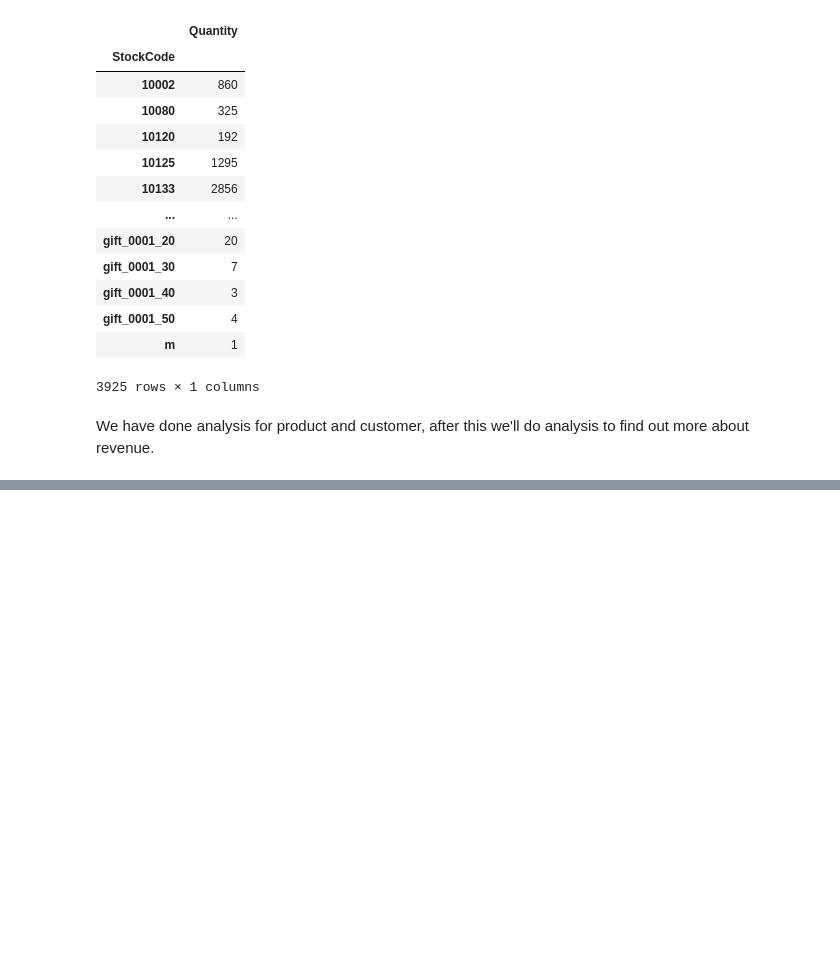
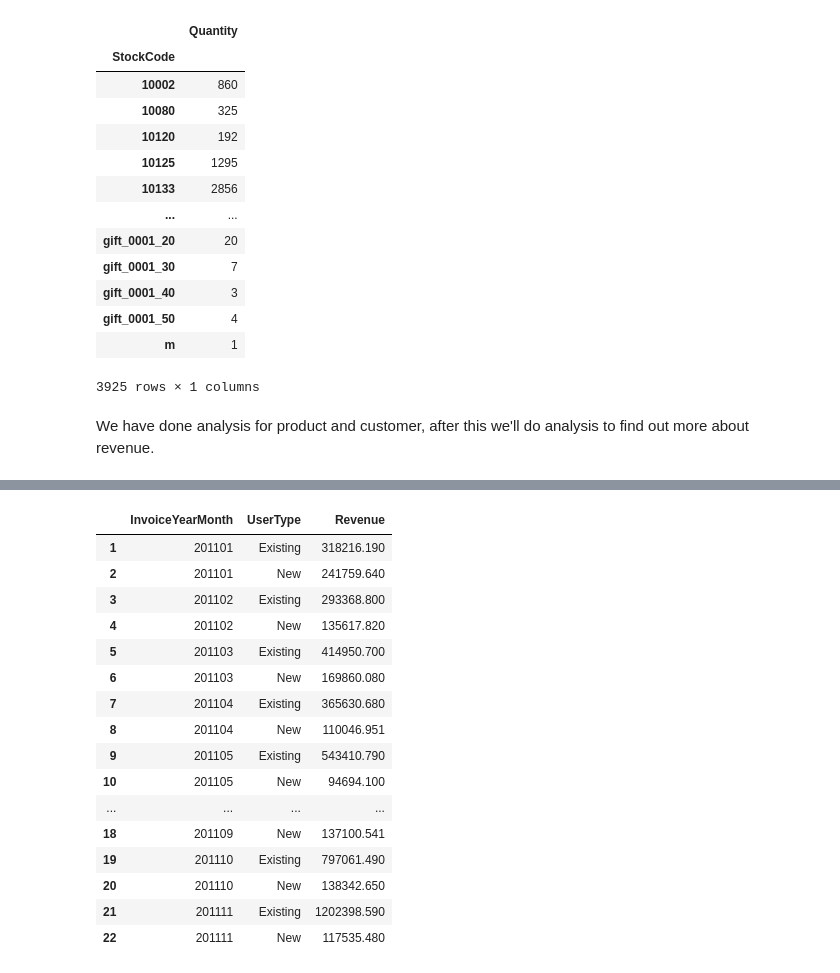
Before and after one commit to rajputankur56/EDA_Project_onlineRetail, a Jupyter notebook: EDA.ipynb, the cells around one changed output, grey strips where cells are left out. Saved outputs shown, nothing was run; the diff lists cells and outputs as text; code cells hidden in the pictures; blank space fills up the shorter version.

```diff
--- a/EDA.ipynb
+++ b/EDA.ipynb
@@ -193,0 +245,3 @@ def query_plot(x, y, cat, title):
+# %%
+#Creating monthly active customers dataframe for UK
+df_uk = df.query("Country=='United Kingdom'").reset_index(drop=True)
@@ -193,0 +346,23 @@ def query_plot(x, y, cat, title):
+# %%
+df_user_type_revenue = df_uk.groupby(['InvoiceYearMonth','UserType'])['Revenue'].sum().reset_index()
+#remove december month due to incomplete data in that month
+df_user_type_revenue = df_user_type_revenue.query("InvoiceYearMonth != 201012 and InvoiceYearMonth != 201112")
+df_user_type_revenue
+# %% [output]
+|  | InvoiceYearMonth | UserType | Revenue |
+| 1 | 201101 | Existing | 318216.190 |
+| 2 | 201101 | New | 241759.640 |
+| 3 | 201102 | Existing | 293368.800 |
+| 4 | 201102 | New | 135617.820 |
+| 5 | 201103 | Existing | 414950.700 |
+| 6 | 201103 | New | 169860.080 |
+| 7 | 201104 | Existing | 365630.680 |
+| 8 | 201104 | New | 110046.951 |
+| 9 | 201105 | Existing | 543410.790 |
+| 10 | 201105 | New | 94694.100 |
+| ... | ... | ... | ... |
+| 18 | 201109 | New | 137100.541 |
+| 19 | 201110 | Existing | 797061.490 |
+| 20 | 201110 | New | 138342.650 |
+| 21 | 201111 | Existing | 1202398.590 |
+| 22 | 201111 | New | 117535.480 |
```
Also changed, not shown: parts of 24 cells of this notebook.
